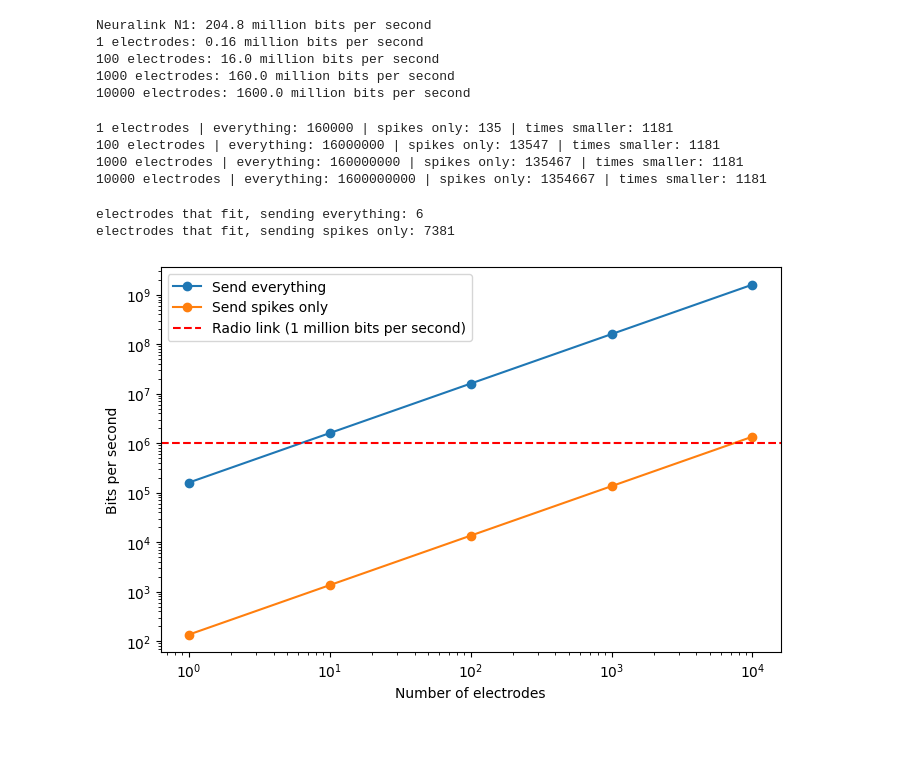
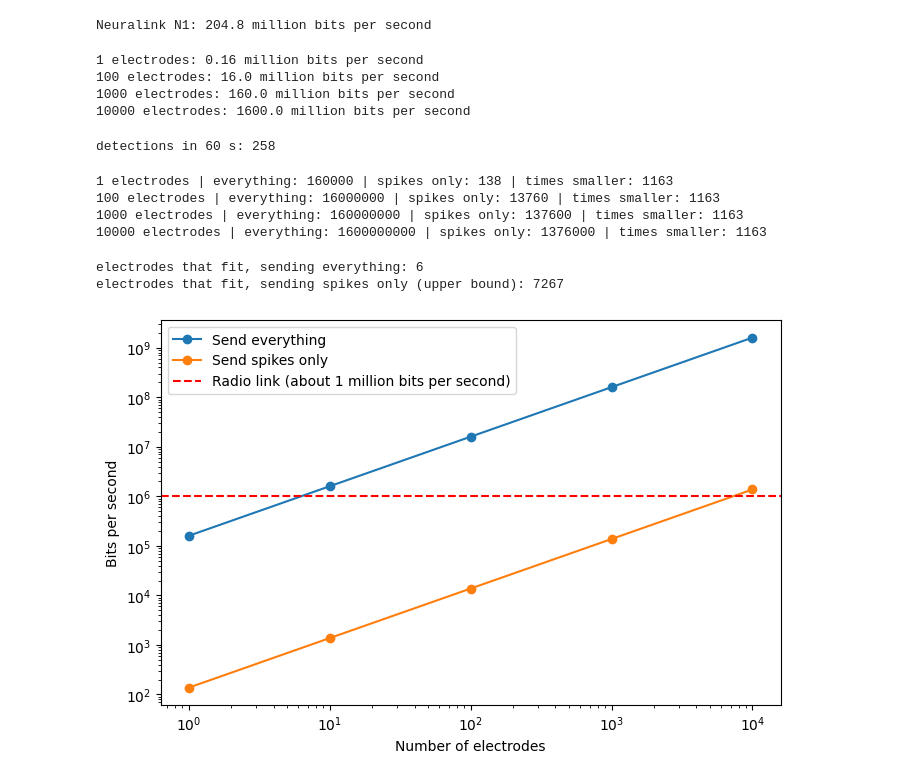
Before and after one commit to Parineeta98/Neural_Recording_Chain, a Jupyter notebook: notebooks/04_data_budget.ipynb, the cells around one changed output. Cells and saved outputs as stored; diff of their text form; code cells hidden in the pictures; blank space fills up the shorter version.

Commit message:
Count detections from recording A and cite Neuralink numbers in data budget

```diff
--- a/notebooks/04_data_budget.ipynb
+++ b/notebooks/04_data_budget.ipynb
@@ -1,10 +9,13 @@
+# %%
+# Neuralink N1 numbers, from Neuralink's compression challenge:
+# https://content.neuralink.com/compression-challenge/README.html
+# "~200Mbps of electrode data (1024 electrodes @ 20kHz, 10b resolution)",
+# and "~1Mbps" can be sent wirelessly. Both are approximate.
+n1_rate = raw_data_rate(n_electrodes=1024, sampling_rate_Hz=20000, n_bits=10)
+print("Neuralink N1:", n1_rate / 1_000_000, "million bits per second")
+# %% [output]
+Neuralink N1: 204.8 million bits per second
 # %%
-from neural_recording_chain.data_rate import raw_data_rate, spike_data_rate
-
-# the published Neuralink N1 numbers
-n1_rate = raw_data_rate(n_electrodes=1024, sampling_rate_Hz=20000, n_bits=10)
-print("Neuralink N1:", n1_rate / 1_000_000, "million bits per second")
-
 # our own chain: 8 bits at 20,000 samples per second
 electrode_counts = [1, 100, 1000, 10000]
 
@@ -12,16 +23,33 @@ for n_electrodes in electrode_counts:
     rate = raw_data_rate(n_electrodes, sampling_rate_Hz=20000, n_bits=8)
     print(n_electrodes, "electrodes:", rate / 1_000_000, "million bits per second")
 # %% [output]
-Neuralink N1: 204.8 million bits per second
 1 electrodes: 0.16 million bits per second
 100 electrodes: 16.0 million bits per second
 1000 electrodes: 160.0 million bits per second
 10000 electrodes: 1600.0 million bits per second
+# %%
+# recording A, sent through the same chip settings as in notebook 06
+data_a = np.load("../data/processed/simulation_60s.npz")
+time_a = data_a["time_ms"]
+n_samples = len(data_a["v_electrode_uV"])
+
+recording_a = (data_a["v_electrode_uV"] + thermal_noise_uV(n_samples, dt_ms=0.05)
+               + background_noise_uV(n_samples, dt_ms=0.05) + slow_wave_uV(n_samples, dt_ms=0.05))
+filtered_a = bandpass_filter(recording_a, dt_ms=0.05)
+chip_signal_a, step_uV = digitise(filtered_a, n_bits=8, input_range_uV=500.0)
+detections_a, threshold_uV = detect_spikes(chip_signal_a, time_a, threshold_factor=4.5, min_gap_ms=3.0)
+
+detections_in_60_s = len(detections_a)
+print("detections in 60 s:", detections_in_60_s)
+
+spikes_per_second = detections_in_60_s / 60
+
+# assumption, not a measured number: each spike is sent as a 32-bit packet
+# (for example the electrode number and the time of the spike)
+bits_per_spike = 32
+# %% [output]
+detections in 60 s: 258
 # %%
-detections_in_60_s = 254
-spikes_per_second = detections_in_60_s / 60
-bits_per_spike = 32
-
 for n_electrodes in electrode_counts:
     everything = raw_data_rate(n_electrodes, sampling_rate_Hz=20000, n_bits=8)
     spikes_only = spike_data_rate(n_electrodes, spikes_per_second, bits_per_spike)
@@ -30,40 +58,39 @@ for n_electrodes in electrode_counts:
     print(n_electrodes, "electrodes | everything:", everything, "| spikes only:", round(spikes_only),
           "| times smaller:", round(times_smaller))
 # %% [output]
-1 electrodes | everything: 160000 | spikes only: 135 | times smaller: 1181
-100 electrodes | everything: 16000000 | spikes only: 13547 | times smaller: 1181
-1000 electrodes | everything: 160000000 | spikes only: 135467 | times smaller: 1181
-10000 electrodes | everything: 1600000000 | spikes only: 1354667 | times smaller: 1181
+1 electrodes | everything: 160000 | spikes only: 138 | times smaller: 1163
+100 electrodes | everything: 16000000 | spikes only: 13760 | times smaller: 1163
+1000 electrodes | everything: 160000000 | spikes only: 137600 | times smaller: 1163
+10000 electrodes | everything: 1600000000 | spikes only: 1376000 | times smaller: 1163
+# %%
+link_capacity = 1_000_000   # about 1 million bits per second, Neuralink compression challenge (approximate)
+
+per_electrode_everything = raw_data_rate(1, sampling_rate_Hz=20000, n_bits=8)
+per_electrode_spikes = spike_data_rate(1, spikes_per_second, bits_per_spike)
+
+print("electrodes that fit, sending everything:", int(link_capacity / per_electrode_everything))
+print("electrodes that fit, sending spikes only (upper bound):", int(link_capacity / per_electrode_spikes))
+# %% [output]
+electrodes that fit, sending everything: 6
+electrodes that fit, sending spikes only (upper bound): 7267
 # %%
-import matplotlib.pyplot as plt
-
-link_capacity = 1_000_000   # bits per second, the published figure for Neuralink's N1
-
-per_electrode_everything = raw_data_rate(1, sampling_rate_Hz=20000, n_bits=8)
-per_electrode_spikes = spike_data_rate(1, spikes_per_second, bits_per_spike)
-
-print("electrodes that fit, sending everything:", int(link_capacity / per_electrode_everything))
-print("electrodes that fit, sending spikes only:", int(link_capacity / per_electrode_spikes))
-
 counts = [1, 10, 100, 1000, 10000]
 everything_rates = []
 spikes_only_rates = []
 
 for n_electrodes in counts:
     everything_rates.append(raw_data_rate(n_electrodes, sampling_rate_Hz=20000, n_bits=8))
     spikes_only_rates.append(spike_data_rate(n_electrodes, spikes_per_second, bits_per_spike))
 
 fig, ax = plt.subplots(figsize=(8, 5))
 ax.plot(counts, everything_rates, "o-", label="Send everything")
 ax.plot(counts, spikes_only_rates, "o-", label="Send spikes only")
-ax.axhline(link_capacity, color="red", linestyle="--", label="Radio link (1 million bits per second)")
+ax.axhline(link_capacity, color="red", linestyle="--", label="Radio link (about 1 million bits per second)")
 ax.set_xscale("log")
 ax.set_yscale("log")
 ax.set_xlabel("Number of electrodes")
 ax.set_ylabel("Bits per second")
 ax.legend()
 plt.show()
 # %% [output]
-electrodes that fit, sending everything: 6
-electrodes that fit, sending spikes only: 7381
-[figure, old version]
+[figure, new version]
```
Also changed, not shown: parts of 1 cell of this notebook.
